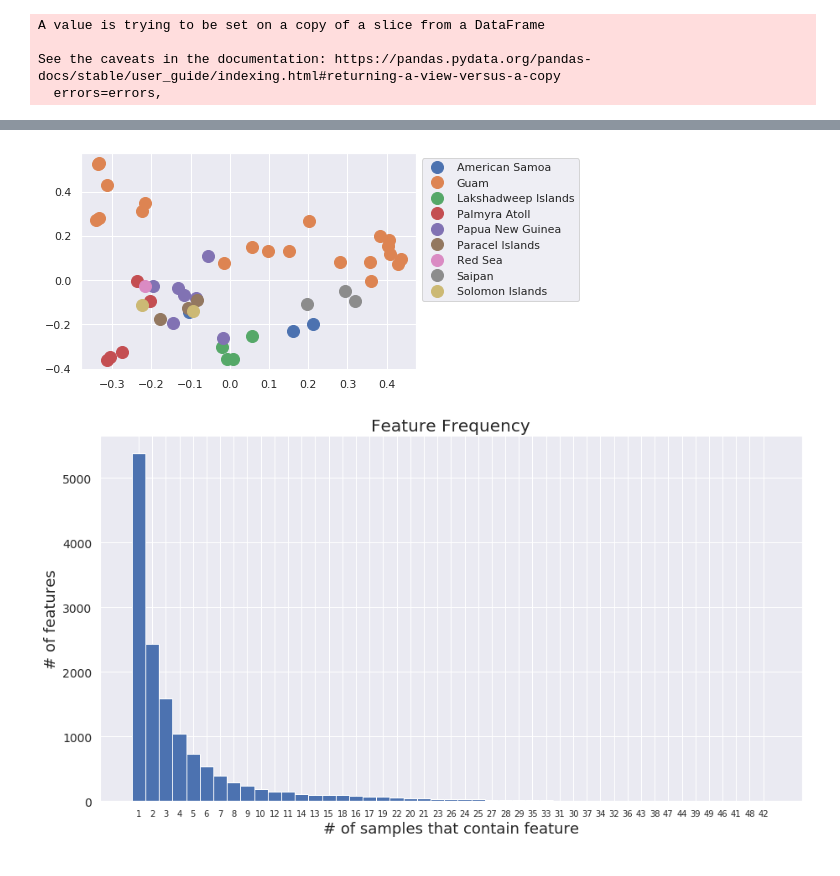
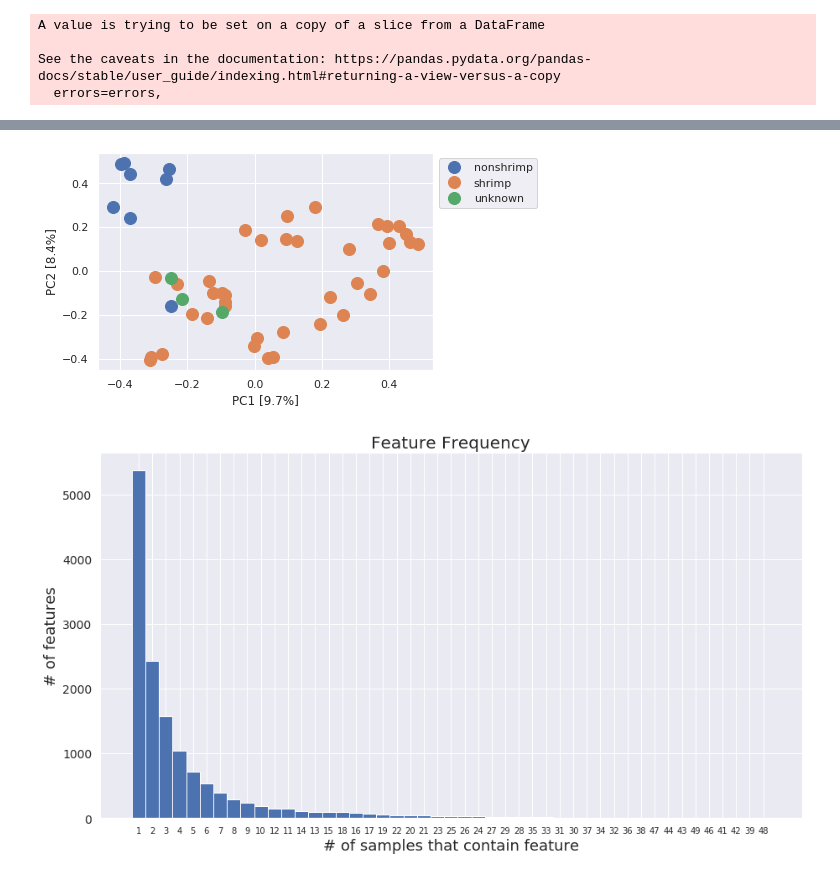
Before and after one commit to c-leber/ORCA, a Jupyter notebook: ORCA.ipynb, the cells around one changed output, grey strips where cells are left out. Cells and saved outputs as stored; diff of their text form; code cells hidden in the pictures.

```diff
--- a/ORCA.ipynb
+++ b/ORCA.ipynb
@@ -568,0 +569,3 @@ df_0 = df_transformedformed.copy(deep=True)
+# %%
+df_transformed = df_0.copy(deep=True)
+df_transformed
@@ -599,5 +616,5 @@ df_transformed > 0
 # # peak cutoff
 # df_transformed = df_transformed.apply(lambda x: np.where(x < 6.5,0,x))
 # %%
-# drop empty features
-df_transformed.drop(df_transformed[df_transformed.T.sum() < 0.1].index, axis = 0, inplace=True)
+# # drop empty features
+# df_transformed.drop(df_transformed[df_transformed.T.sum() < 0.1].index, axis = 0, inplace=True)
@@ -614,3 +693,6 @@ df_transformed
+# %%
+# unit vector transform prior to PCA
+df_transformed = df_transformed/(df_transformed**2).sum()**0.5
 # %%
 x =df_transformed.T
 
@@ -625,5 +707,5 @@ array([0.1036, 0.0866, 0.0539, 0.0495, 0.0451, 0.0433, 0.0352, 0.0316, 0.0283, 0
 # %%
-sample_labels = 'ATTRIBUTE_collection_region'
+sample_labels = 'ATTRIBUTE_shrimp_v_nonshrimp'
 ref_for_labels = 'filename' #should be the column whose contents exactly match the sample names in df_transformed
 
 #######################################################################################################################
@@ -636,17 +718,19 @@ principalDf['labels'] = samplenames
 # %%
 principalDf
 groups = principalDf.groupby('labels')
 
 # Plot
 fig, ax = plt.subplots()
 ax.margins(0.05) # Optional, just adds 5% padding to the autoscaling
 for name, group in groups:
     ax.plot(group.pc1, group.pc2, marker='o', linestyle='', ms=12, label=name)
 ax.legend(bbox_to_anchor=(1, 1), loc='upper left')
+ax.set_xlabel('PC1 [9.7%]')
+ax.set_ylabel('PC2 [8.4%]')
 
 plt.show()
 # %% [output]
-[figure, old version]
+[figure, new version]
 # %%
 labels, values = zip(*Counter(np.sum(df_transformed.T > 0)).most_common())
 
```
Also changed, not shown: parts of 38 cells of this notebook.
